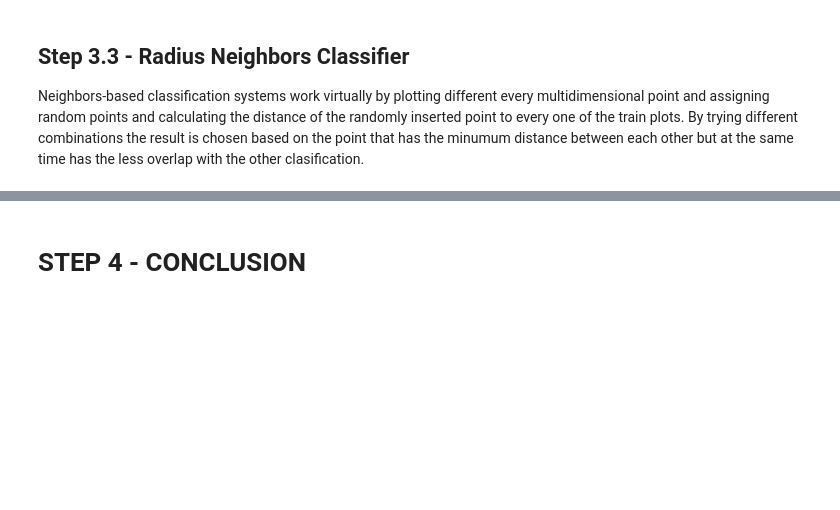
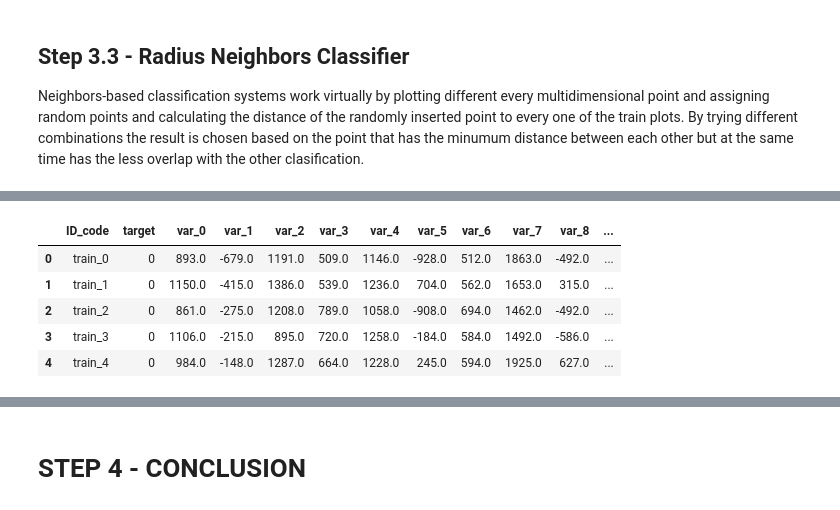
Before and after one commit to MaxFrancoJJ/finance_group_project, a Jupyter notebook: 20.01.19 - PA.ipynb, the cells around one changed output, grey strips where cells are left out. Saved outputs shown, nothing was run; the diff lists cells and outputs as text; code cells hidden in the pictures; blank space fills up the shorter version.

```diff
--- a/20.01.19 - PA.ipynb
+++ b/20.01.19 - PA.ipynb
@@ -250,0 +495,10 @@ print(classification_report(y_test, prediction_nnc))
+# %%
+play[play.columns.difference(['ID_code','target'])] = play[play.columns.difference(['ID_code','target'])].mul(100)
+play.head()
+# %% [output]
+|  | ID_code | target | var_0 | var_1 | var_2 | var_3 | var_4 | var_5 | var_6 | var_7 | var_8 | ... |
+| 0 | train_0 | 0 | 893.0 | -679.0 | 1191.0 | 509.0 | 1146.0 | -928.0 | 512.0 | 1863.0 | -492.0 | ... |
+| 1 | train_1 | 0 | 1150.0 | -415.0 | 1386.0 | 539.0 | 1236.0 | 704.0 | 562.0 | 1653.0 | 315.0 | ... |
+| 2 | train_2 | 0 | 861.0 | -275.0 | 1208.0 | 789.0 | 1058.0 | -908.0 | 694.0 | 1462.0 | -492.0 | ... |
+| 3 | train_3 | 0 | 1106.0 | -215.0 | 895.0 | 720.0 | 1258.0 | -184.0 | 584.0 | 1492.0 | -586.0 | ... |
+| 4 | train_4 | 0 | 984.0 | -148.0 | 1287.0 | 664.0 | 1228.0 | 245.0 | 594.0 | 1925.0 | 627.0 | ... |
```
Also changed, not shown: parts of 68 cells of this notebook.
